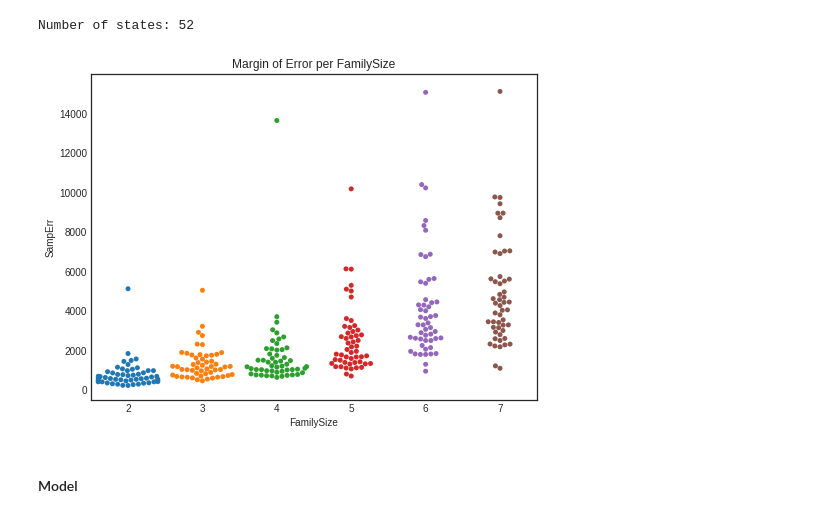
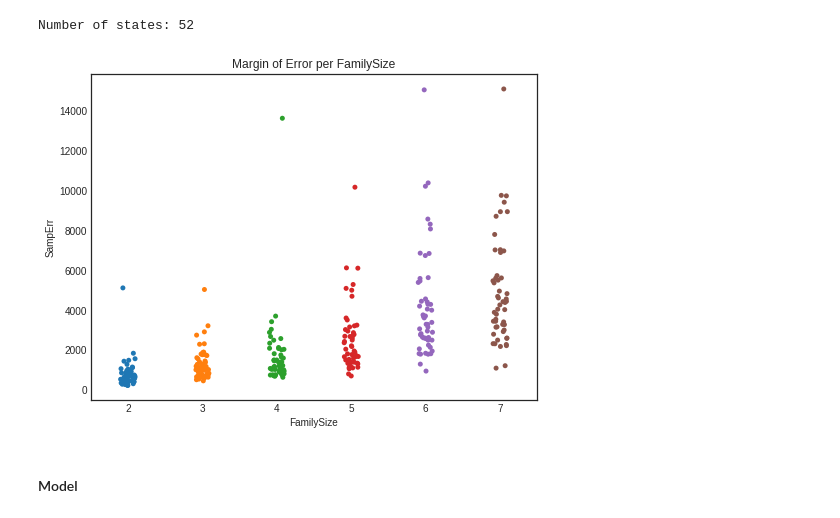
Before and after one commit to blue-worm/DBDA-python, a Jupyter notebook: Notebooks/Chapter 17.ipynb, the cells around one changed output. Cells and saved outputs as stored; diff of their text form; code cells hidden in the pictures.

```diff
--- a/Notebooks/Chapter 17.ipynb
+++ b/Notebooks/Chapter 17.ipynb
@@ -454,22 +447,22 @@ Number of states: 52
 # %%
 mean_fs = df_income.FamilySize.mean()
 sd_fs = df_income.FamilySize.std()
-z_fs = (df_income.FamilySize - mean_fs)/sd_fs
+z_fs = ((df_income.FamilySize - mean_fs)/sd_fs).to_numpy()
 
 mean_income = df_income.MedianIncome.mean()
 sd_income = df_income.MedianIncome.std()
-z_income = (df_income.MedianIncome - mean_income)/sd_income
+z_income = ((df_income.MedianIncome - mean_income)/sd_income).to_numpy()
 
 mean_error = df_income.SampErr.mean()
-z_error = df_income.SampErr / mean_error
+z_error = (df_income.SampErr / mean_error).to_numpy()
 
 # There are fewer large-sized families than small-sized families, making the medians for income
 # for the former group noisier. We can modulate the noise parameter with the margin of error.
 plt.figure(figsize=(8,6))
-sns.swarmplot(x='FamilySize', y='SampErr', data=df_income)
+sns.stripplot(x='FamilySize', y='SampErr', data=df_income)
 plt.title('Margin of Error per FamilySize');
 # %% [output]
-[figure, old version]
+[figure, new version]
 # %% [markdown]
 #### Model
 # %%
```
Also changed, not shown: parts of 31 cells of this notebook, 3 other files.
